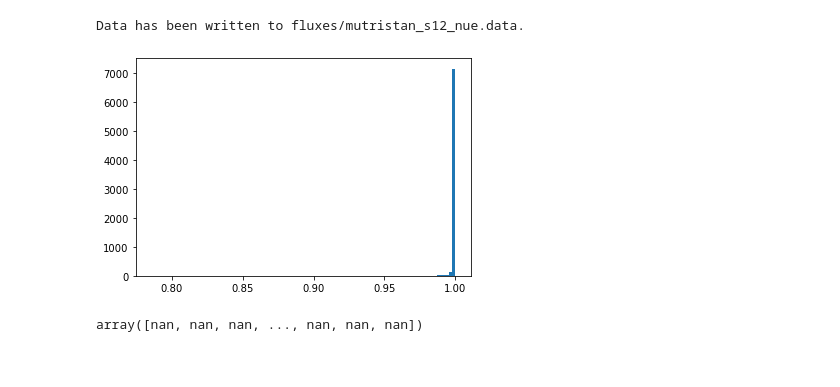
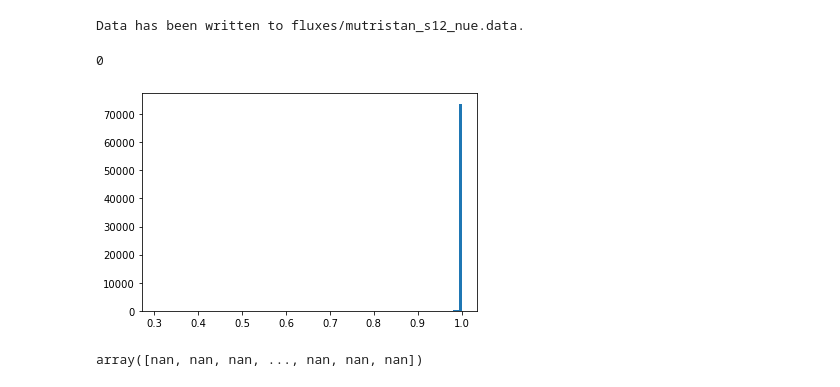
Before and after one commit to mhostert/BIN_MC, a Jupyter notebook: notizbuch_mit_genie.ipynb, the cells around one changed output. Cells and saved outputs as stored; diff of their text form; code cells hidden in the pictures.

```diff
--- a/notizbuch_mit_genie.ipynb
+++ b/notizbuch_mit_genie.ipynb
@@ -81,26 +165,31 @@ Nozzles = 1000741820 (W)
+# %%
+os.system('source ~/.bashrc')
+# %% [output]
+0
 # %%
 import os
 import pandas as pd
+import numpy as np
+import matplotlib.pyplot as plt
 
 # Ensure environment variable is set
 os.system('source ~/.bashrc')
-directory = os.getenv('GENIE')
+directory = os.getenv('GENANA')
 
 if directory is None:
-    raise ValueError("Environment variable GENIE is not set. Ensure it's defined in your .bashrc and loaded correctly.")
+    raise ValueError("Environment variable GENANA is not set. Ensure it's defined in your .bashrc and loaded correctly.")
 
-filename = os.path.join(directory, 'bin', 'Printed_thangs.txt')
+filename = os.path.join(directory, 'lol.txt')
 
 # Read the file into a DataFrame, assuming space-separated columns
-data = pd.read_csv(filename, delim_whitespace=True)  # Skips header row
-
+data = pd.read_csv(filename, delim_whitespace=True, skiprows = 5)  # Skips header row
 # Extract the column of interest (adjust column index if needed)
 pmag = np.sqrt(data['px'].to_numpy()**2 +  data['py'].to_numpy()**2 + data['pz'].to_numpy()**2) # Assuming the second column
 cost = data['pz'].to_numpy() / pmag
 plt.hist(cost, bins = 100)
 plt.show()
 # %% [output]
-[figure, old version]
+[figure, new version]
 # %%
 cost
 # %% [output]
```
Also changed, not shown: parts of 7 cells of this notebook, 37 other files.
